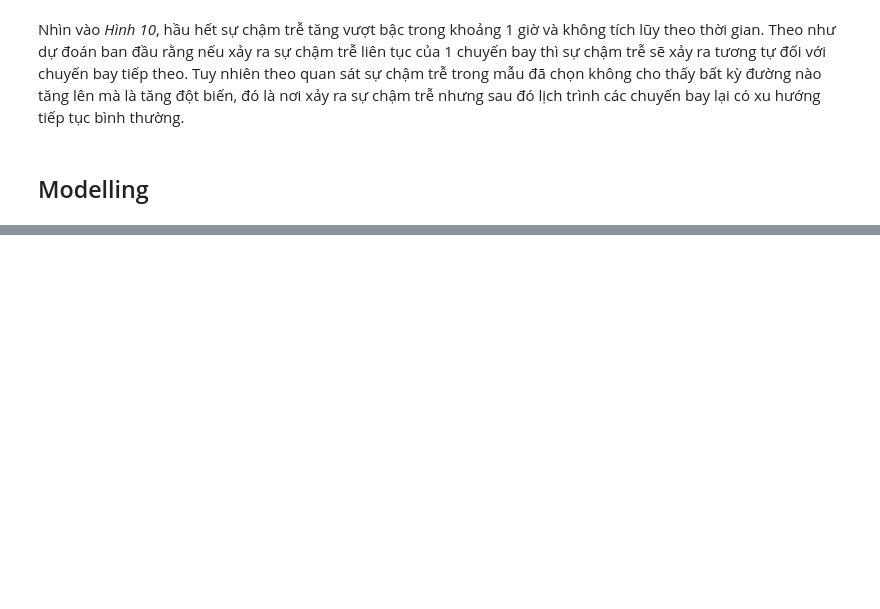
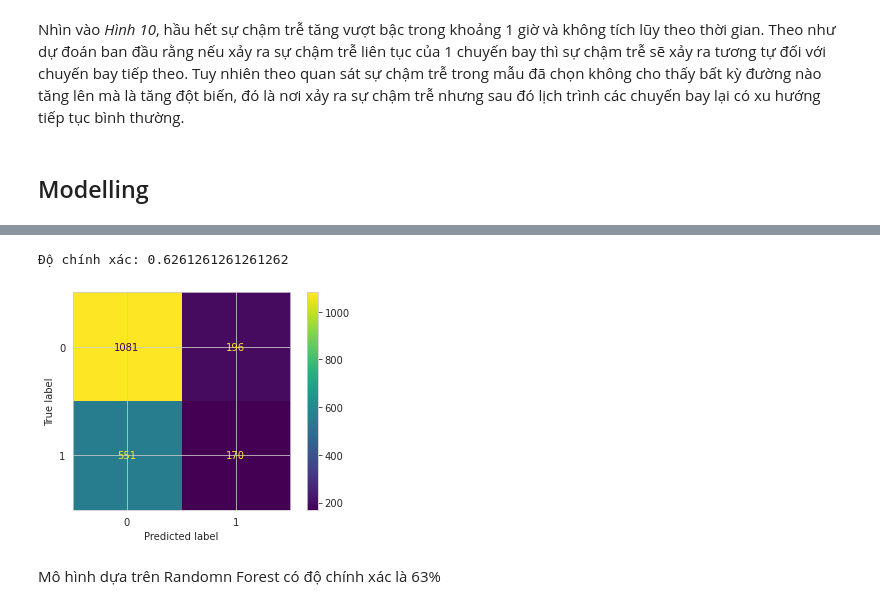
Before and after one commit to Mcuong17/DoanWEB-demo, a Jupyter notebook: Airline_Time_.ipynb, the cells around one changed output, grey strips where cells are left out. Drawn from its saved outputs; the diff is of its cells as text; code cells hidden in the pictures; blank space fills up the shorter version.

```diff
--- a/Airline_Time_.ipynb
+++ b/Airline_Time_.ipynb
@@ -421,0 +440,10 @@ Nhìn vào *Hình 10*, hầu hết sự chậm trễ tăng vượt bậc trong k
+# %%
+a = df.sample(10000, random_state=1)
+b = pd.merge(a, airport_df, left_on="Origin", right_on="iata")
+c = pd.merge(b, airport_df, left_on="Dest", right_on="iata")
+c.rename(columns={"lat_x": "origin_lat", "long_x": "origin_long", "lat_y": "dest_lat", "long_y": "dest_long"}, inplace=True)
+
+features = ["Year", "Month", "DayOfWeek", "CRSDepTime", "CRSArrTime", "CRSElapsedTime", "Distance", "origin_lat", "origin_long", "dest_lat", "dest_long"]
+model_df = c[features]
+model_df["total_delay"] = np.where(c["total_delay"] > 0, 1, 0)
+model_df.dropna(inplace=True)
@@ -421,0 +460,22 @@ Nhìn vào *Hình 10*, hầu hết sự chậm trễ tăng vượt bậc trong k
+# %%
+# chia train và test:
+X_train, X_test, y_train, y_test = train_test_split(model_df[features], model_df["total_delay"], test_size=0.2, random_state=0)
+
+# scalling:
+sc = StandardScaler()
+X_train = sc.fit_transform(X_train)
+X_test = sc.transform(X_test)
+
+#Decision Tree(Cây quyết định):
+clf = RandomForestClassifier(random_state=0)
+model = clf.fit(X_train, y_train)
+
+# Prediction:
+predictions = model.predict(X_test)
+plot_confusion_matrix(clf, X_test, y_test)
+print("Độ chính xác:", accuracy_score(y_test, predictions))
+# %% [output]
+Độ chính xác: 0.6261261261261262
+[figure, added]
+# %% [markdown]
+Mô hình dựa trên Randomn Forest có độ chính xác là 63%
```
Also changed, not shown: parts of 4 cells of this notebook.
